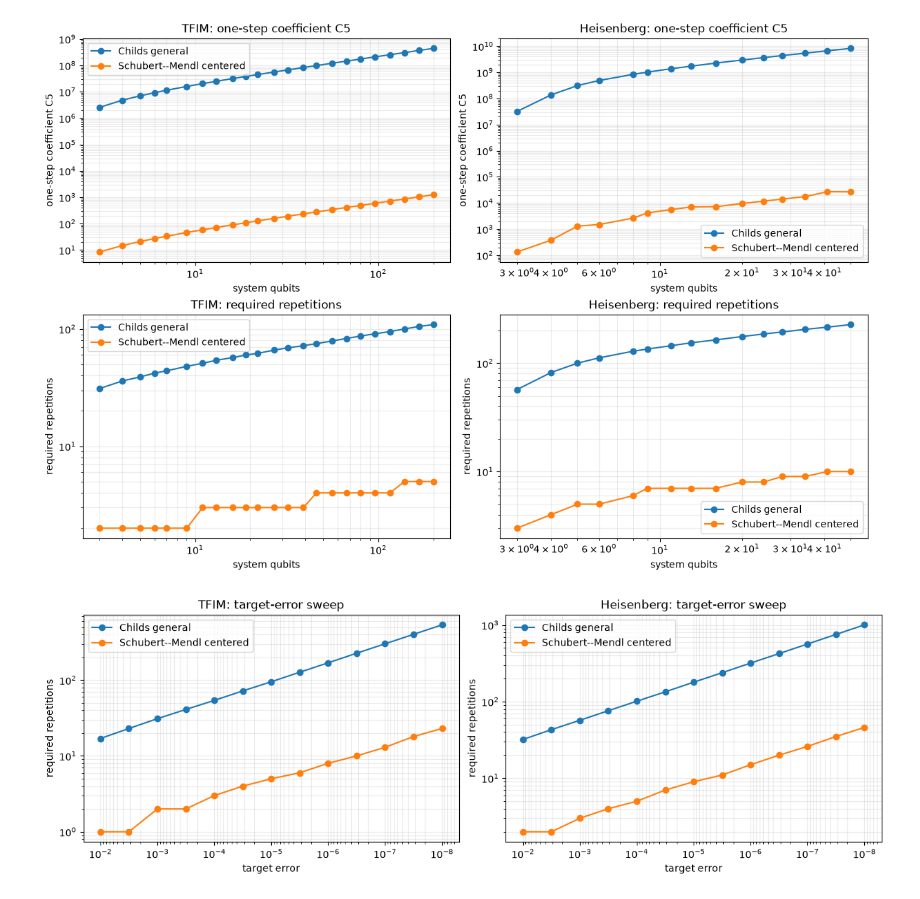
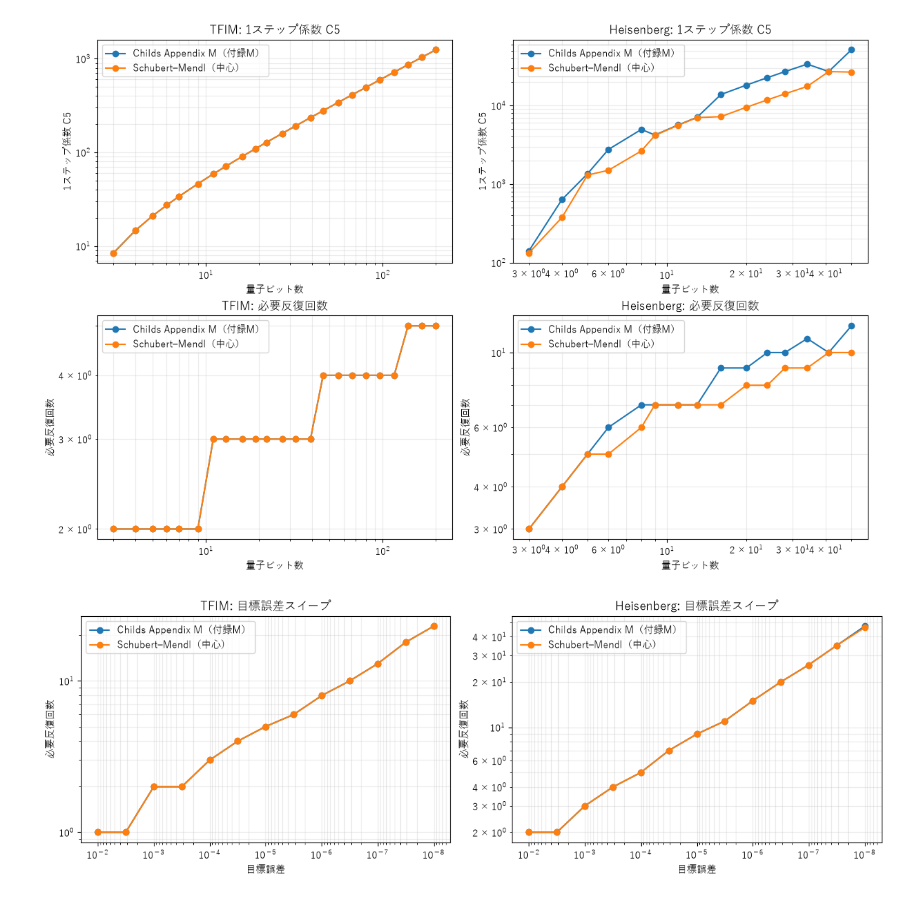
Before and after one commit to xiang-gong3944/001_hamiltonian_simulation, a Jupyter notebook: notebooks/trotter_formula_comparison.ipynb, the cells around one changed output. Drawn from its saved outputs; the diff is of its cells as text; code cells hidden in the pictures.

Commit message:
doc: update result

```diff
--- a/notebooks/trotter_formula_comparison.ipynb
+++ b/notebooks/trotter_formula_comparison.ipynb
@@ -132,16 +138,36 @@ At fixed `r`, the product formula is identical. Only the reported upper bound ch
 # %%
 repetition_grid = np.array([1, 2, 4, 8, 16, 32, 64])
-primary_methods = ("Childs general", "Schubert--Mendl centered")
+primary_methods = ("Childs Appendix M", "Schubert--Mendl centered")
+diagnostic_methods = ("Childs general",)
 fig, axes = plt.subplots(1, 2, figsize=(13, 4), constrained_layout=True)
 for ax, (name, results) in zip(axes, base_results.items()):
     for method in primary_methods:
         result = results[method]
         errors = [result.accumulated_error_bound(TIME, int(r)) for r in repetition_grid]
-        ax.loglog(repetition_grid, errors, marker="o", label=method)
-    ax.set_title(name)
-    ax.set_xlabel("Trotter repetitions r")
-    ax.set_ylabel("accumulated operator-norm bound")
+        ax.loglog(repetition_grid, errors, marker="o", label=DISPLAY_NAMES[method])
+    ax.set_title(f"{name}: 反復回数固定の誤差上界")
+    ax.set_xlabel("Trotter反復回数 r")
+    ax.set_ylabel("累積作用素ノルム上界")
     ax.grid(True, which="both", alpha=0.25)
     ax.legend()
 plt.show()
+
+fig, axes = plt.subplots(1, 2, figsize=(13, 4), constrained_layout=True)
+for ax, (name, results) in zip(axes, base_results.items()):
+    result = results[diagnostic_methods[0]]
+    errors = [result.accumulated_error_bound(TIME, int(r)) for r in repetition_grid]
+    ax.loglog(
+        repetition_grid,
+        errors,
+        marker="o",
+        linestyle="--",
+        color="0.35",
+        label=DISPLAY_NAMES[diagnostic_methods[0]],
+    )
+    ax.set_title(f"{name}: 一般Childsの補助診断")
+    ax.set_xlabel("Trotter反復回数 r")
+    ax.set_ylabel("累積作用素ノルム上界")
+    ax.grid(True, which="both", alpha=0.25)
+    ax.legend()
+plt.show()
 # %% [output]
@@ -221,35 +252,35 @@ display(error_frame)
 # %%
 fig, axes = plt.subplots(2, 2, figsize=(12, 8), constrained_layout=True)
-for column, ylabel, row in (("C5", "one-step coefficient C5", 0), ("required_segments", "required repetitions", 1)):
+for column, ylabel, row in (("C5", "1ステップ係数 C5", 0), ("required_segments", "必要反復回数", 1)):
     for col, model_name in enumerate(("TFIM", "Heisenberg")):
         ax = axes[row, col]
         subset = size_frame[size_frame.model == model_name]
         for method in primary_methods:
             curve = subset[subset.method == method]
-            ax.loglog(curve.system_qubits, curve[column], marker="o", label=method)
+            ax.loglog(curve.system_qubits, curve[column], marker="o", label=DISPLAY_NAMES[method])
         ax.set_title(f"{model_name}: {ylabel}")
-        ax.set_xlabel("system qubits")
+        ax.set_xlabel("量子ビット数")
         ax.set_ylabel(ylabel)
         ax.grid(True, which="both", alpha=0.25)
         ax.legend()
 plt.show()
 
 fig, axes = plt.subplots(1, 2, figsize=(12, 4), constrained_layout=True)
 for ax, model_name in zip(axes, ("TFIM", "Heisenberg")):
     subset = error_frame[error_frame.model == model_name]
     for method in primary_methods:
         curve = subset[subset.method == method].sort_values("target_error")
-        ax.loglog(curve.target_error, curve.required_segments, marker="o", label=method)
-    ax.set_title(f"{model_name}: target-error sweep")
-    ax.set_xlabel("target error")
-    ax.set_ylabel("required repetitions")
+        ax.loglog(curve.target_error, curve.required_segments, marker="o", label=DISPLAY_NAMES[method])
+    ax.set_title(f"{model_name}: 目標誤差スイープ")
+    ax.set_xlabel("目標誤差")
+    ax.set_ylabel("必要反復回数")
     ax.invert_xaxis()
     ax.grid(True, which="both", alpha=0.25)
     ax.legend()
 plt.show()
 # %% [output]
-[figure, old version]
+[figure, new version]
-[figure, old version]
+[figure, new version]
 # %%
 def loglog_slope(frame, x_column, y_column, method):
     curve = frame[frame.method == method].sort_values(x_column)
```
Also changed, not shown: parts of 21 cells of this notebook.
